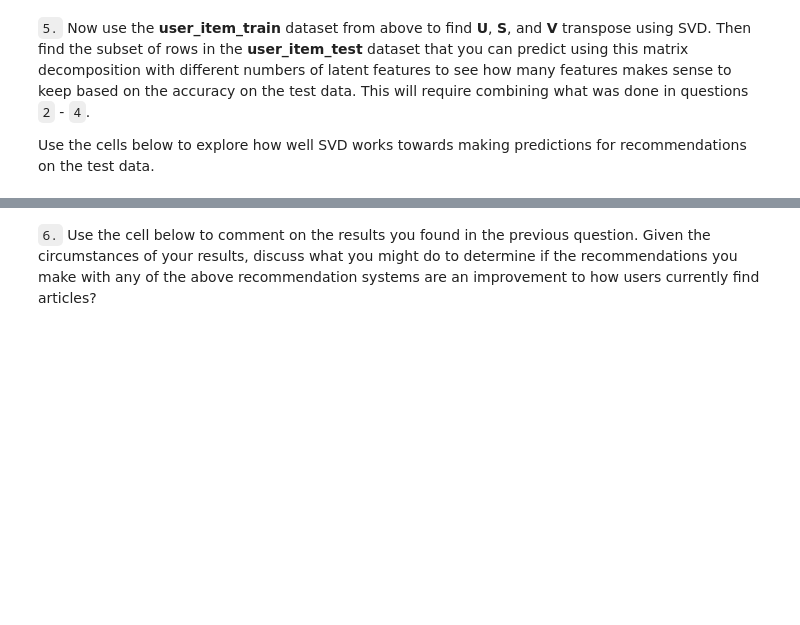
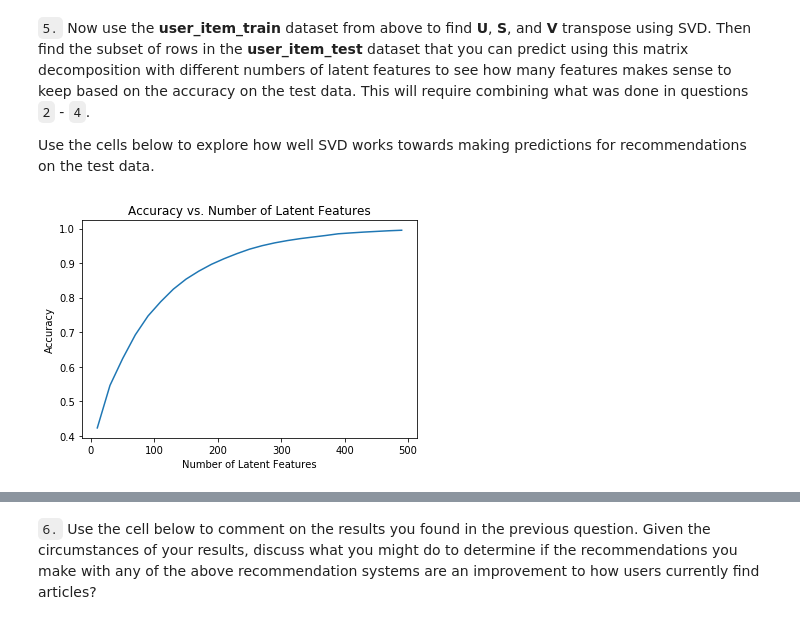
Before and after one commit to alejgo06/Recommendations_Engine_with_IBM, a Jupyter notebook: Recommendations_with_IBM_clean.ipynb, the cells around one changed output, grey strips where cells are left out. Drawn from its saved outputs; the diff is of its cells as text; code cells hidden in the pictures; blank space fills up the shorter version.

```diff
--- a/Recommendations_with_IBM_clean.ipynb
+++ b/Recommendations_with_IBM_clean.ipynb
@@ -760,0 +802,30 @@ u_train, s_train, vt_train = np.linalg.svd(user_item_train)# fit svd similar to
+# %%
+# Use these cells to see how well you can use the training
+# decomposition to predict on test data
+def plot_scores(s_,u_,vt_,uim_):
+    num_latent_feats_ = np.arange(10,500+10,20)
+    sum_errs_ = []
+
+    for k in num_latent_feats_:
+
+        # restructure with k latent features
+        s_new_, u_new_, vt_new_ = np.diag(s_[:k]), u_[:, :k], vt_[:k, :]
+        # take dot product
+        user_item_est_ = np.around(np.dot(np.dot(u_new_, s_new_), vt_new_))
+
+        # compute error for each prediction to actual value
+        diffs_ = np.subtract(uim_, user_item_est_)
+
+        # total errors and keep track of them
+        err_ = np.sum(np.sum(np.abs(diffs_)))
+        sum_errs_.append(err_)
+
+
+    plt.plot(num_latent_feats_, 1 - np.array(sum_errs_)/df.shape[0]);
+    plt.xlabel('Number of Latent Features');
+    plt.ylabel('Accuracy');
+    plt.title('Accuracy vs. Number of Latent Features');
+# %%
+plot_scores(s_=s_train,u_=u_train,vt_=vt_train,uim_=user_item_train)
+# %% [output]
+[figure, added]
```
Also changed, not shown: parts of 12 cells of this notebook.
